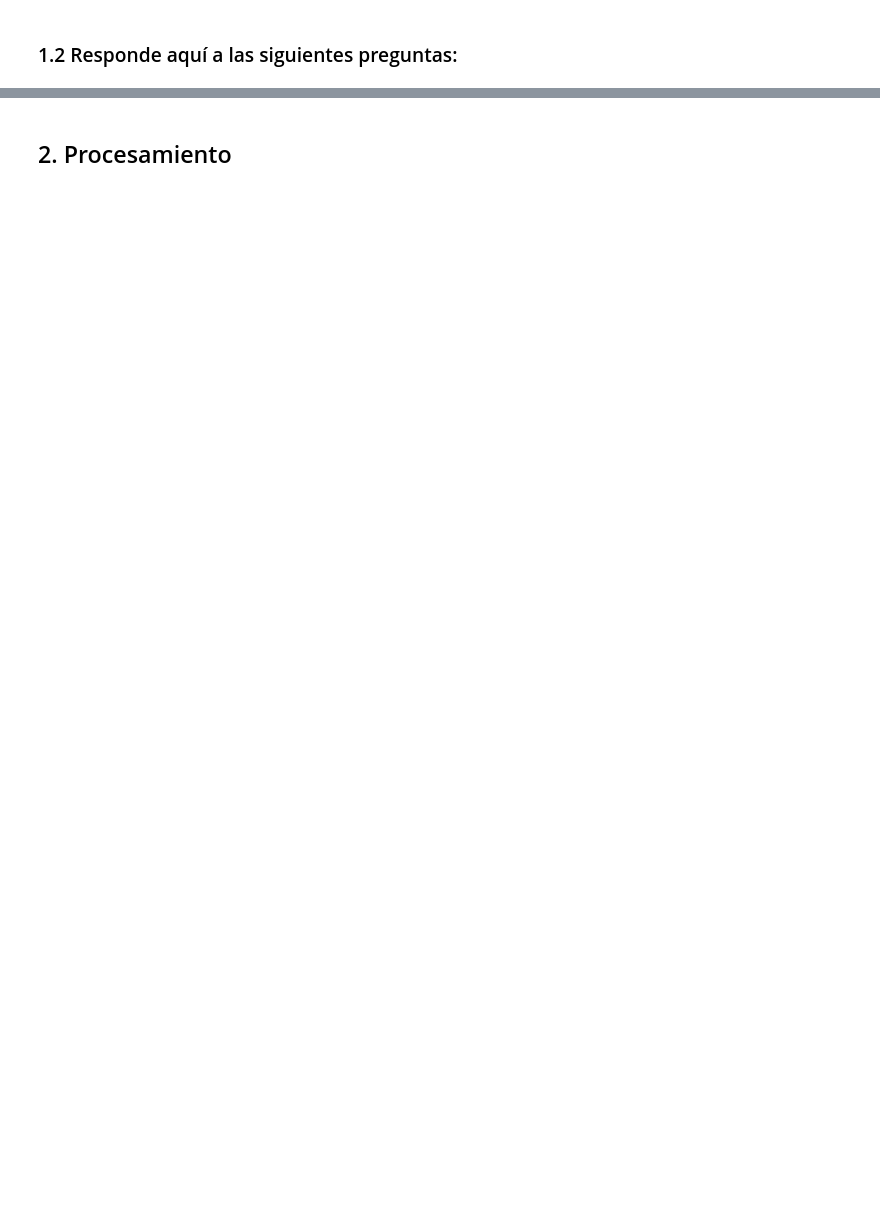
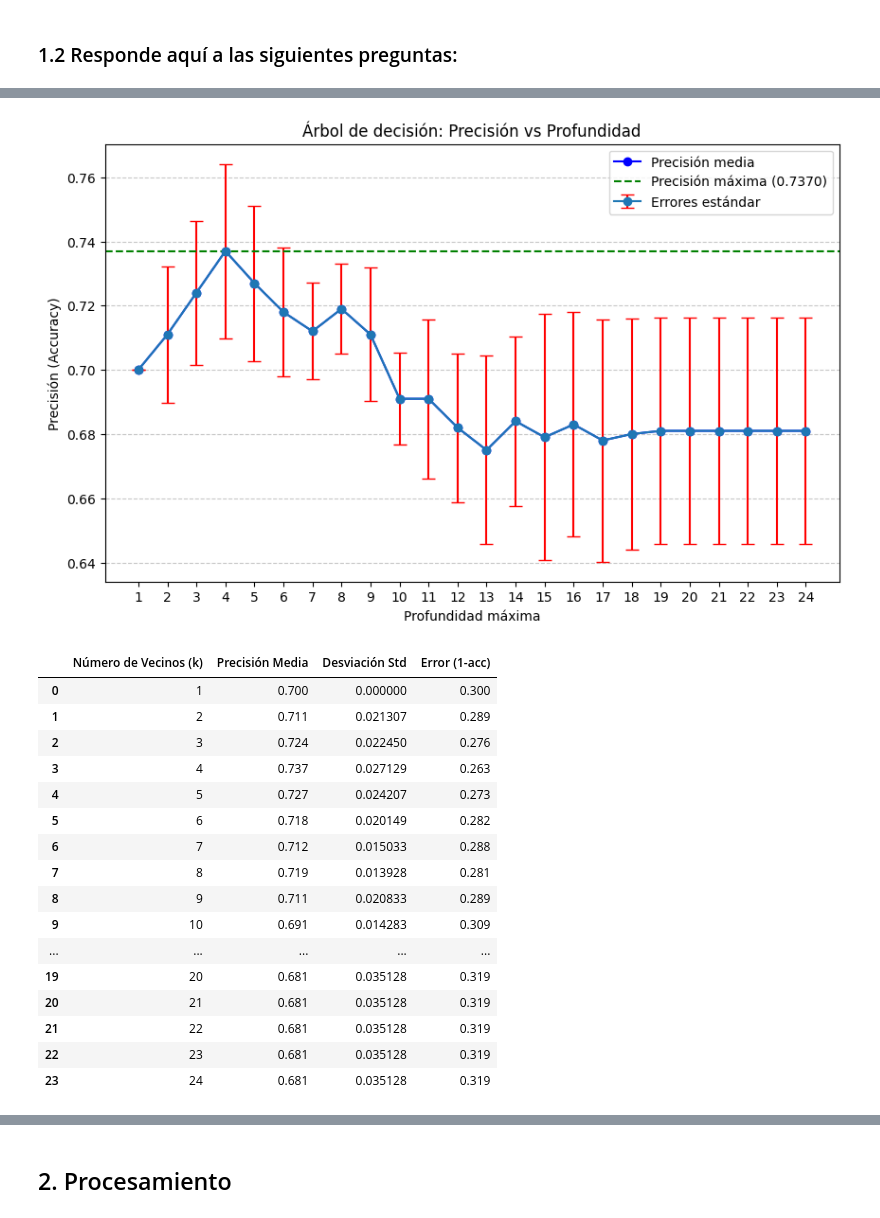
Before and after one commit to Cocolocoloco777/IA, a Jupyter notebook: Práctica 3/p3_03.ipynb, the cells around one changed output, grey strips where cells are left out. Drawn from its saved outputs; the diff is of its cells as text; code cells hidden in the pictures; blank space fills up the shorter version.

```diff
--- a/Práctica 3/p3_03.ipynb
+++ b/Práctica 3/p3_03.ipynb
@@ -97,0 +345,23 @@ print('Estimación de la precisión por validación cruzada: {:.2f} +/- {:.2f}'.
+# %%
+depth = 25
+classifiers = [DecisionTreeClassifier(max_depth=n, random_state=13) for n in range(1, depth)]
+max_index_tree , max_prec_tree , max_std_tree = plot_cross_validation(X, y, classifiers, range(1,depth), 'Árbol de decisión: Precisión vs Profundidad', 'Profundidad máxima', table= True)
+# %% [output]
+[figure, added]
+|  | Número de Vecinos (k) | Precisión Media | Desviación Std | Error (1-acc) |
+| 0 | 1 | 0.700 | 0.000000 | 0.300 |
+| 1 | 2 | 0.711 | 0.021307 | 0.289 |
+| 2 | 3 | 0.724 | 0.022450 | 0.276 |
+| 3 | 4 | 0.737 | 0.027129 | 0.263 |
+| 4 | 5 | 0.727 | 0.024207 | 0.273 |
+| 5 | 6 | 0.718 | 0.020149 | 0.282 |
+| 6 | 7 | 0.712 | 0.015033 | 0.288 |
+| 7 | 8 | 0.719 | 0.013928 | 0.281 |
+| 8 | 9 | 0.711 | 0.020833 | 0.289 |
+| 9 | 10 | 0.691 | 0.014283 | 0.309 |
+| ... | ... | ... | ... | ... |
+| 19 | 20 | 0.681 | 0.035128 | 0.319 |
+| 20 | 21 | 0.681 | 0.035128 | 0.319 |
+| 21 | 22 | 0.681 | 0.035128 | 0.319 |
+| 22 | 23 | 0.681 | 0.035128 | 0.319 |
+| 23 | 24 | 0.681 | 0.035128 | 0.319 |
```
Also changed, not shown: parts of 54 cells of this notebook, 1 other file.
